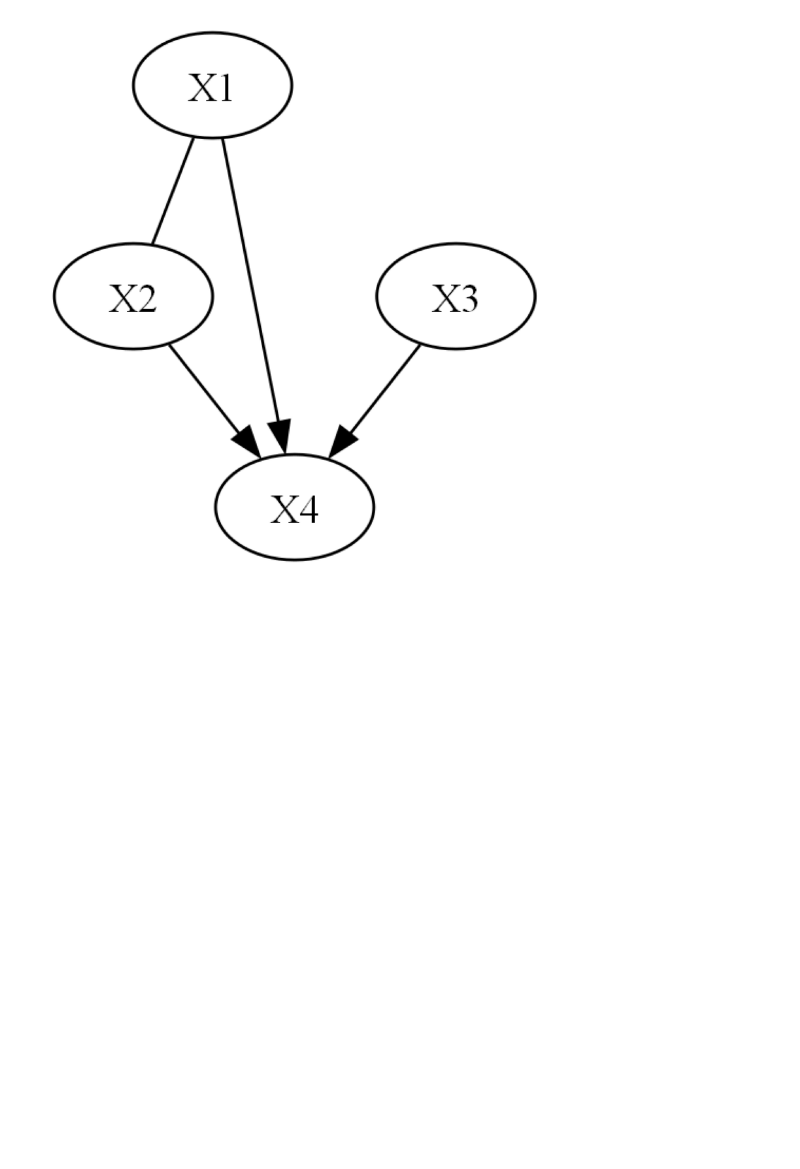
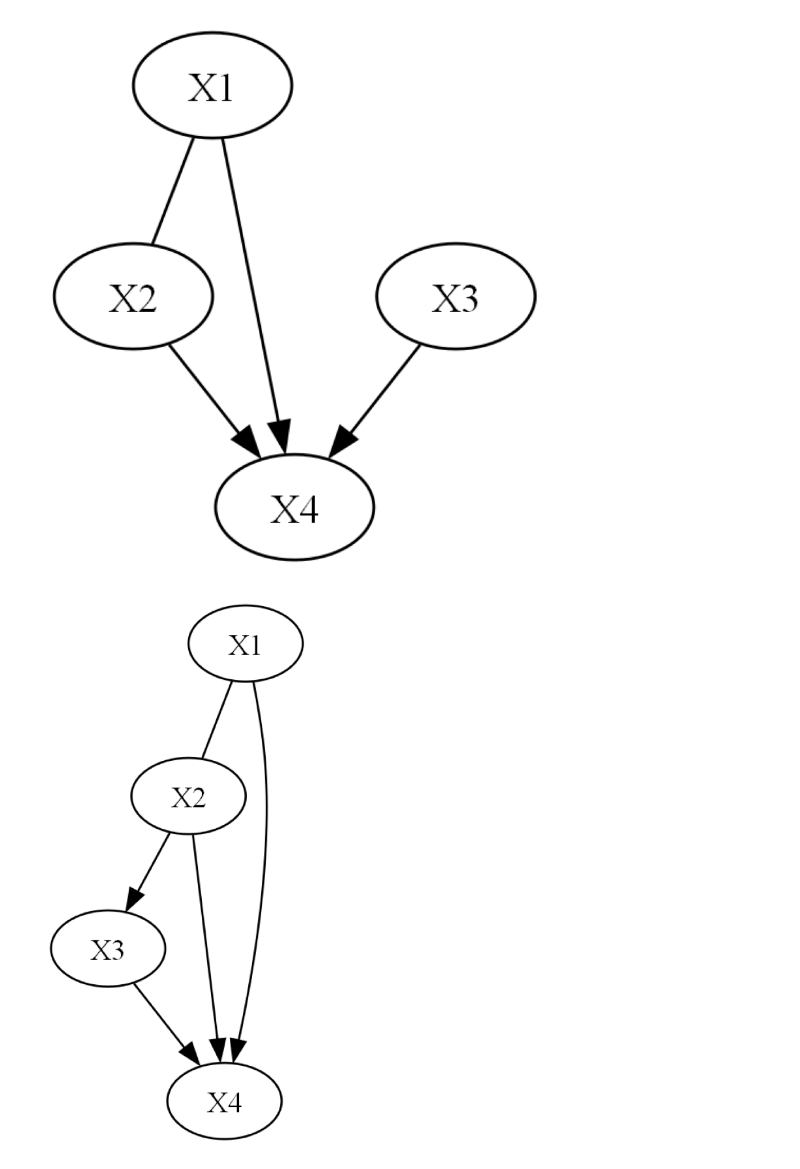
Before and after one commit to JanMarcoRuizdeVargas/clustercausal, a Jupyter notebook: Cluster_PC_playground.ipynb, the cells around one changed output. Saved outputs shown, nothing was run; the diff lists cells and outputs as text; code cells hidden in the pictures; blank space fills up the shorter version.

```diff
--- a/Cluster_PC_playground.ipynb
+++ b/Cluster_PC_playground.ipynb
@@ -373,0 +372,9 @@ pruned_cg = evaluation.get_cluster_pruned_benchmark(cdag = cluster_dag, cg = cau
+# %%
+n_2 = ClusterDAG.get_node_by_name('X2', cdag.cg)
+n_3 = ClusterDAG.get_node_by_name('X3', cdag.cg)
+edge = Edge(n_2, n_3, Endpoint.TAIL, Endpoint.ARROW)
+wrong_cg = cdag.cg
+wrong_cg.G.add_edge(edge)
+wrong_cg.draw_pydot_graph()
+# %% [output]
+[figure, added]
```
Also changed, not shown: parts of 6 cells of this notebook.
